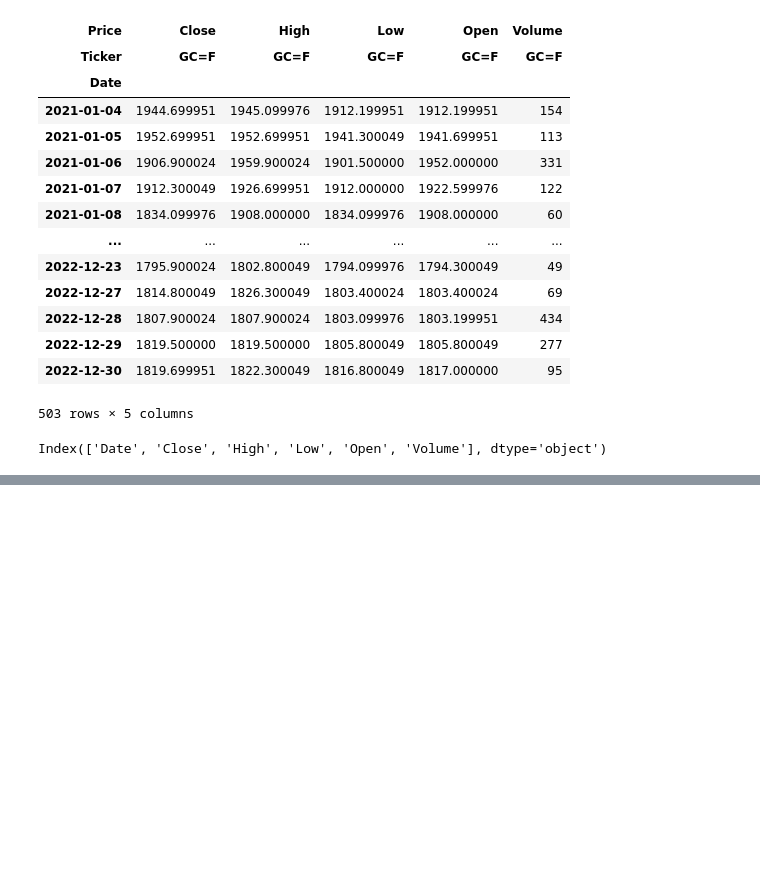
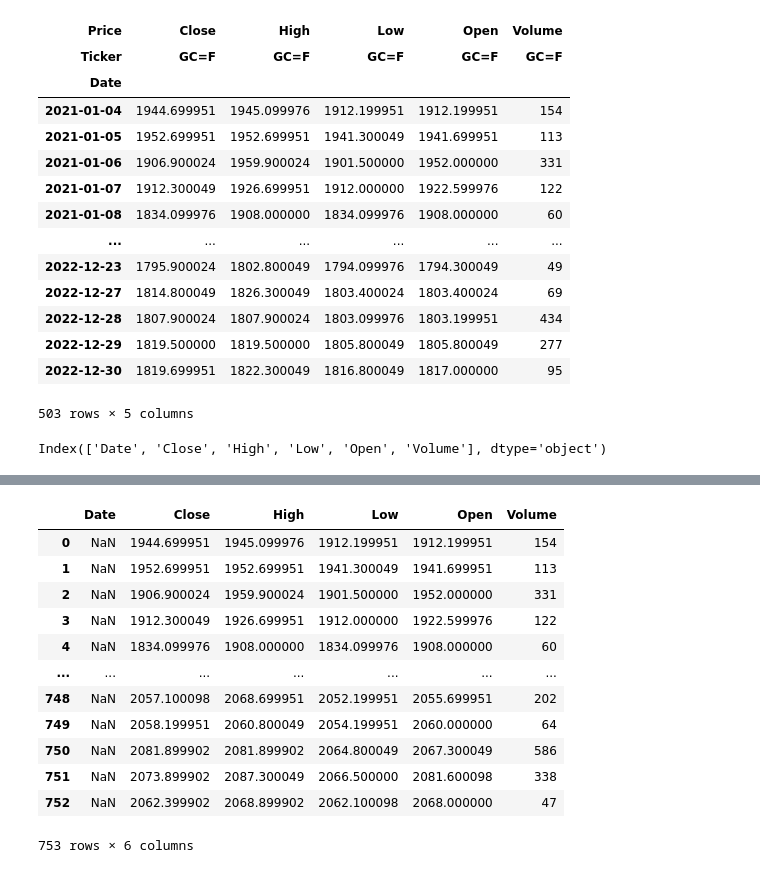
Before and after one commit to peniel18/gold-price-prediction-system, a Jupyter notebook: notebooks/experiments.ipynb, the cells around one changed output, grey strips where cells are left out. Drawn from its saved outputs; the diff is of its cells as text; code cells hidden in the pictures; blank space fills up the shorter version.

```diff
--- a/notebooks/experiments.ipynb
+++ b/notebooks/experiments.ipynb
@@ -123,0 +207,17 @@ def generate_features(df: pd.DataFrame):
+# %%
+df = df.apply(pd.to_numeric, errors='coerce')
+df
+# %% [output]
+|  | Date | Close | High | Low | Open | Volume |
+| 0 | NaN | 1944.699951 | 1945.099976 | 1912.199951 | 1912.199951 | 154 |
+| 1 | NaN | 1952.699951 | 1952.699951 | 1941.300049 | 1941.699951 | 113 |
+| 2 | NaN | 1906.900024 | 1959.900024 | 1901.500000 | 1952.000000 | 331 |
+| 3 | NaN | 1912.300049 | 1926.699951 | 1912.000000 | 1922.599976 | 122 |
+| 4 | NaN | 1834.099976 | 1908.000000 | 1834.099976 | 1908.000000 | 60 |
+| ... | ... | ... | ... | ... | ... | ... |
+| 748 | NaN | 2057.100098 | 2068.699951 | 2052.199951 | 2055.699951 | 202 |
+| 749 | NaN | 2058.199951 | 2060.800049 | 2054.199951 | 2060.000000 | 64 |
+| 750 | NaN | 2081.899902 | 2081.899902 | 2064.800049 | 2067.300049 | 586 |
+| 751 | NaN | 2073.899902 | 2087.300049 | 2066.500000 | 2081.600098 | 338 |
+| 752 | NaN | 2062.399902 | 2068.899902 | 2062.100098 | 2068.000000 | 47 |
+753 rows × 6 columns
```
Also changed, not shown: parts of 13 cells of this notebook, 2 other files.
